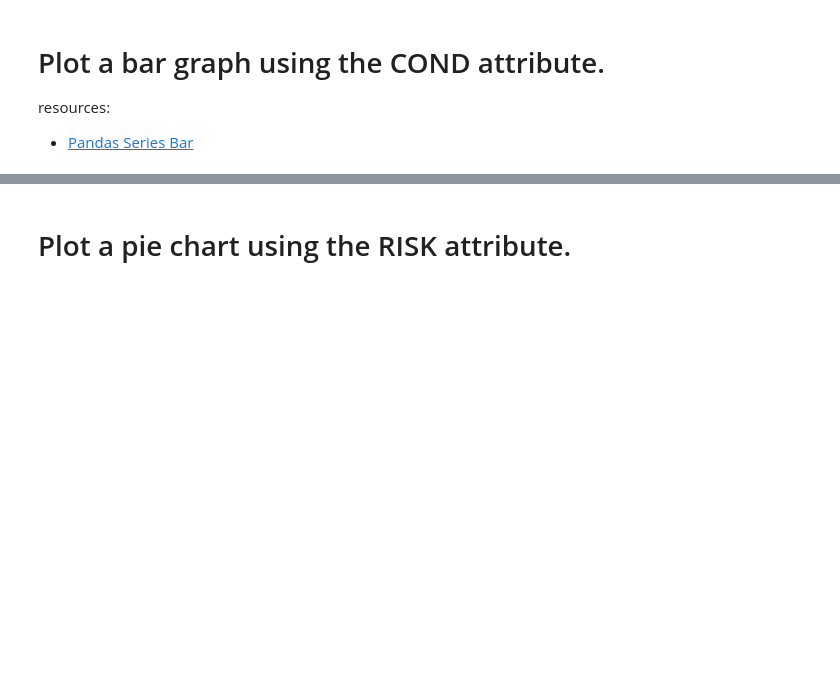
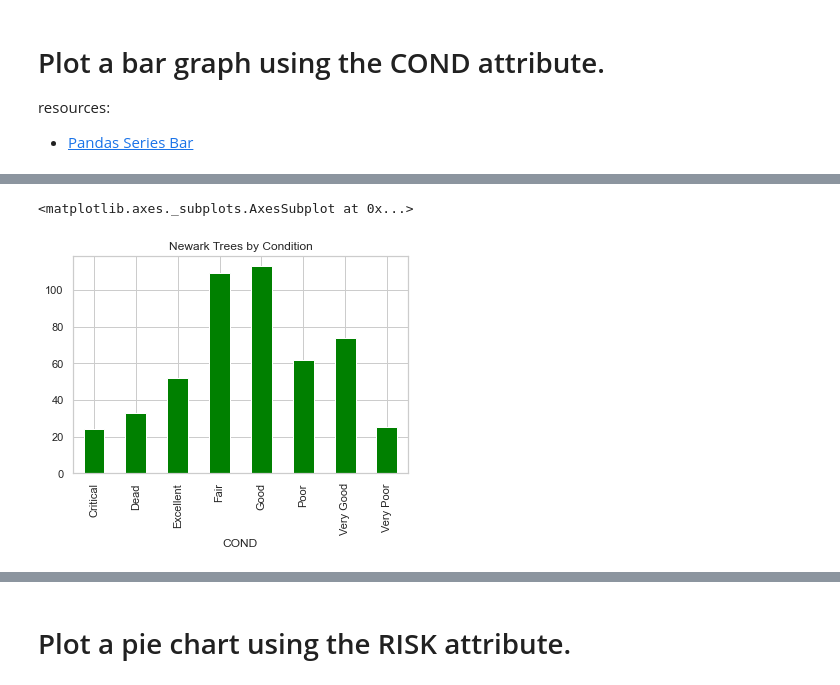
Before and after one commit to deanastuart/DataEngineering.Labs.CityOfNewarkDETreeSurvey, a Jupyter notebook: newark_de_tree_survey.ipynb, the cells around one changed output, grey strips where cells are left out. Drawn from its saved outputs; the diff is of its cells as text; code cells hidden in the pictures; blank space fills up the shorter version.

```diff
--- a/newark_de_tree_survey.ipynb
+++ b/newark_de_tree_survey.ipynb
@@ -179,4 +180,4 @@ conditions
 # %%
 # Were these already in the order you would want them to be in order for a graph to make sense?
 # If not, reorder  the Series.
-conditions=
+conditions.reindex(['Excellent','Very Good','Good','Fair','Poor','Very Poor','Critical','Dead'])
@@ -186,0 +196,8 @@ conditions=
+# %%
+# Plot the Series here
+import matplotlib.pyplot as plt
+%matplotlib inline
+conditions.plot.bar(y="COMMON", title="Newark Trees by Condition", legend=False, color='green')
+# %% [output]
+<matplotlib.axes._subplots.AxesSubplot at 0x...>
+[figure, added]
```
Also changed, not shown: parts of 12 cells of this notebook.
